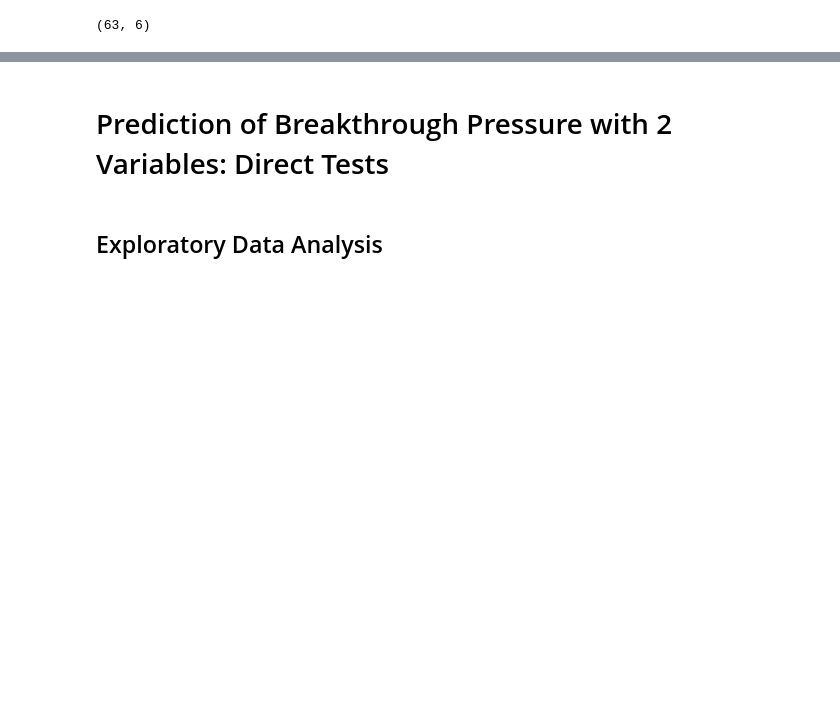
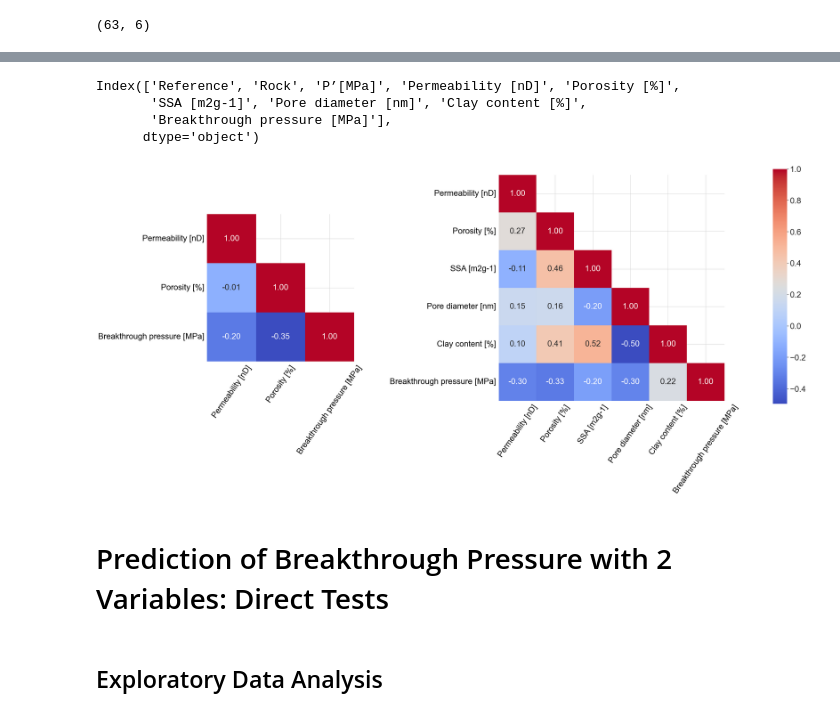
Before and after one commit to rockmechanics-illinois/Caprock, a Jupyter notebook: Breakthrough Pressure Prediction Final.ipynb, the cells around one changed output, grey strips where cells are left out. Drawn from its saved outputs; the diff is of its cells as text; code cells hidden in the pictures; blank space fills up the shorter version.

```diff
--- a/Breakthrough Pressure Prediction Final.ipynb
+++ b/Breakthrough Pressure Prediction Final.ipynb
@@ -96,3 +59,60 @@ plt.show()
+# %%
+df1.columns
+# %% [output]
+Index(['Reference', 'Rock', 'P’[MPa]', 'Permeability [nD]', 'Porosity [%]',
+       'SSA [m2g-1]', 'Pore diameter [nm]', 'Clay content [%]',
+       'Breakthrough pressure [MPa]'],
+      dtype='object')
+# %%
+import matplotlib.pyplot as plt
+import seaborn as sns
+import numpy as np
+import pandas as pd
+
+# Assuming df and df1 are your original dataframes
+correlation_matrix_df = df[['Permeability [nD]', 'Porosity [%]',
+       'Breakthrough pressure [MPa]']].corr()
+correlation_matrix_df1 = df1[['Permeability [nD]', 'Porosity [%]',
+       'SSA [m2g-1]', 'Pore diameter [nm]', 'Clay content [%]',
+       'Breakthrough pressure [MPa]']].corr()
+
+# Generate masks for upper triangles of both correlation matrices
+mask_df = np.triu(np.ones_like(correlation_matrix_df, dtype=bool), k=1)
+mask_df1 = np.triu(np.ones_like(correlation_matrix_df1, dtype=bool), k=1)
+
+# Create subplots with adjusted width ratios based on column count
+fig, axes = plt.subplots(1, 2, figsize=(34, 14), gridspec_kw={'width_ratios': [len(correlation_matrix_df.columns), len(correlation_matrix_df1.columns)], 'wspace': 0.5})
+
+# Create a shared color bar
+cbar_ax = fig.add_axes([0.92, 0.1, 0.02, 0.8])
+
+# First heatmap with the mask applied
+sns.heatmap(correlation_matrix_df, annot=True, mask=mask_df, cmap='coolwarm', fmt='.2f',
+            annot_kws={"size": 28}, ax=axes[0], cbar=False, square=True)
+axes[0].set_title('', fontsize=28, fontname='Arial')
+axes[0].tick_params(axis='y', rotation=0, labelsize=28, labelcolor='black')
+axes[0].tick_params(axis='x', labelsize=28, labelrotation=55, labelcolor='black')
+
+
+# Second heatmap with the mask applied and color bar
+sns.heatmap(correlation_matrix_df1, annot=True, mask=mask_df1, cmap='coolwarm', fmt='.2f',
+            annot_kws={"size": 28}, ax=axes[1], cbar_ax=cbar_ax, square=True,
+            cbar_kws={'shrink': 1.0, 'ticks': [1, -0.6, -0.4, -0.2, 0, 0.2, 0.4, 0.6, 0.8 ]})
+axes[1].set_title('', fontsize=28, fontname='Arial')
+axes[1].tick_params(axis='y', rotation=0, labelsize=28, labelcolor='black')
+axes[1].tick_params(axis='x', labelsize=28, labelrotation=55, labelcolor='black')
+
+# Set color bar tick size
+cbar = axes[1].collections[0].colorbar
+cbar.ax.tick_params(labelsize=28)
+
+# Adjust layout and spacing between plots
+plt.tight_layout(rect=[0, 0, 0.9, 1])
+plt.subplots_adjust(wspace=0.5)
+
+plt.show()
+# %% [output]
+[figure, added]
 # %% [markdown]
 # Prediction of Breakthrough Pressure with 2 Variables: Direct Tests
 # %% [markdown]
```
Also changed, not shown: parts of 16 cells of this notebook.
